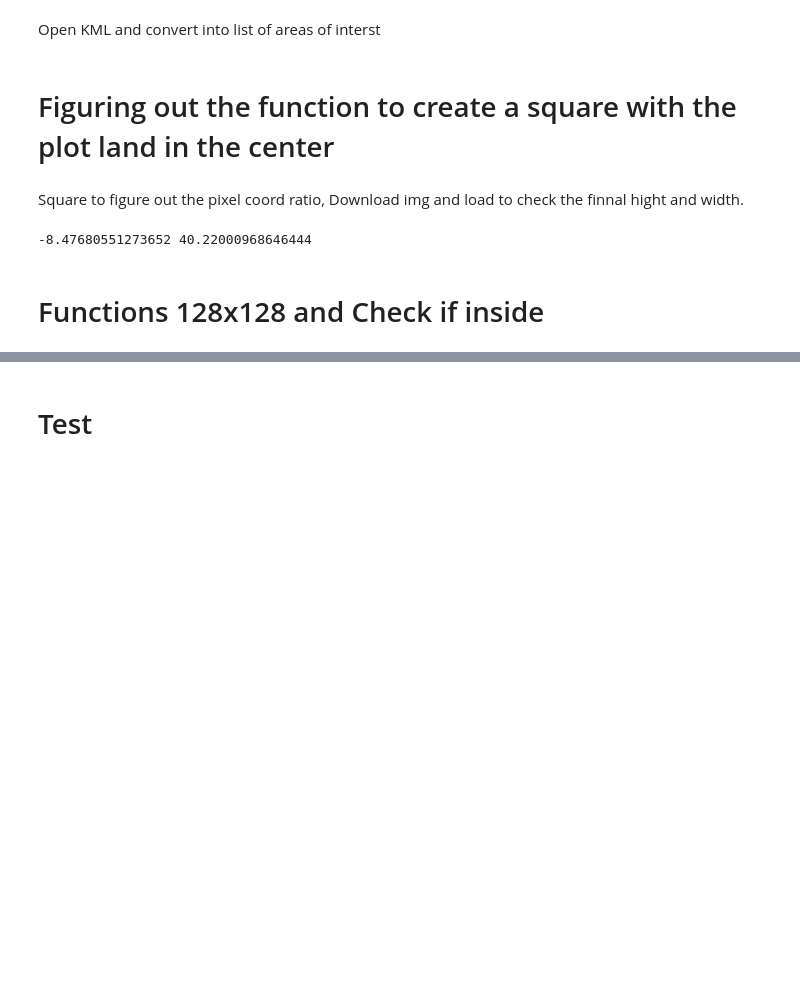
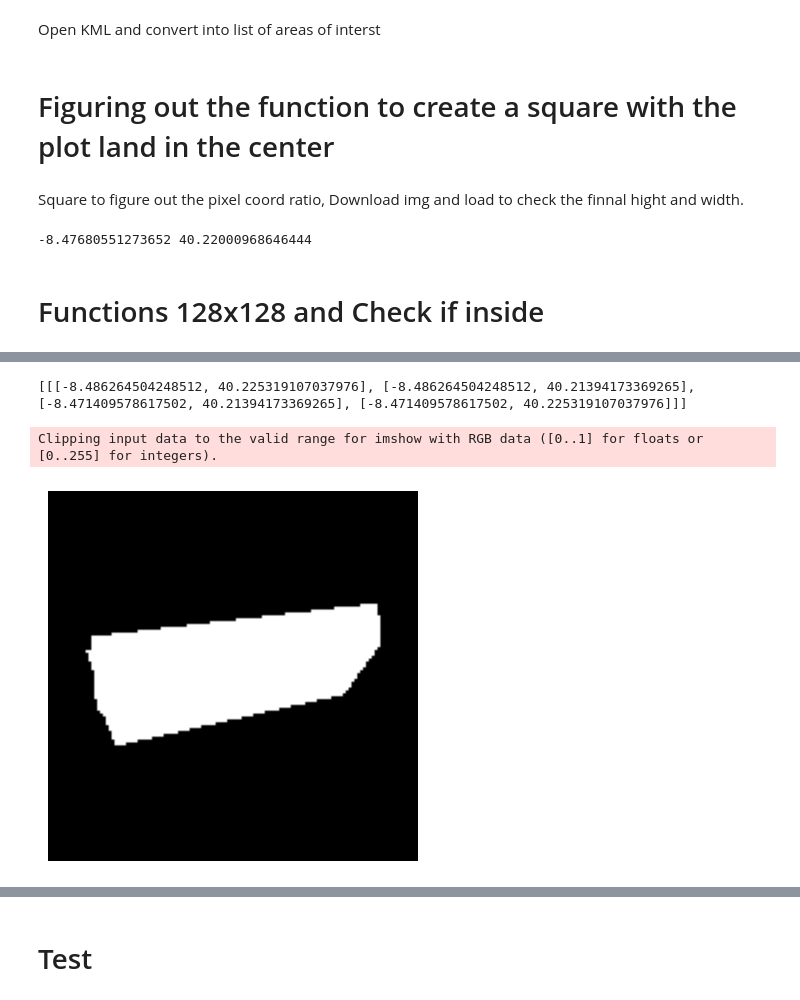
Before and after one commit to MarioRMReis/EarthCapture_TimeLapse, a Jupyter notebook: Sentinel_1.ipynb, the cells around one changed output, grey strips where cells are left out. Drawn from its saved outputs; the diff is of its cells as text; code cells hidden in the pictures; blank space fills up the shorter version.

```diff
--- a/Sentinel_1.ipynb
+++ b/Sentinel_1.ipynb
@@ -189,8 +194,13 @@ def get_squares(aois):
         list_width.append(aoi[0][i][0])
         list_height.append(aoi[0][i][1])
 
-      centroid_width = sum(list_width)/siz
-      centroid_height = sum(list_height)/siz
+      max_width = max(list_width)
+      min_width = min(list_width)
+      max_height = max(list_height)
+      min_height = min(list_height)
+
+      centroid_width = (max_width+min_width)/2
+      centroid_height = (max_height+min_height)/2
 
       aoi_new = [[[(centroid_width-w_aux), (centroid_height+h_aux)], [(centroid_width-w_aux), (centroid_height-h_aux)], [(centroid_width+w_aux), (centroid_height-h_aux)], [(centroid_width+w_aux), (centroid_height+h_aux)]]]
       #inside, split_aois = check_if_inside(aoi_new, aoi)
@@ -314,3 +346,8 @@ img_data = requests.get(url).content
 disp.Image(url=url, width = 300)
 # %% [output]
 [interactive output not drawn]
+# %%
+square_roi = get_squares(aoi)
+print(square_roi[0])
+# %% [output]
+[[[-8.486264504248512, 40.225319107037976], [-8.486264504248512, 40.21394173369265], [-8.471409578617502, 40.21394173369265], [-8.471409578617502, 40.225319107037976]]]
@@ -316,0 +356,65 @@ disp.Image(url=url, width = 300)
+# %%
+aoi_square_list =  get_squares(aoi)
+
+aoi_land = ee.Geometry.Polygon(aoi[0],None,False)
+aoi_square = ee.Geometry.Polygon(aoi_square_list[0],None,False)
+
+ffa_s2_land = ee.ImageCollection('COPERNICUS/S2') \
+                        .filterBounds(aoi_land) \
+                        .filterDate(ee.Date('2017-01-01'), ee.Date('2023-12-31'))
+
+ffa_s2_square = ee.ImageCollection('COPERNICUS/S2') \
+                        .filterBounds(aoi_square) \
+                        .filterDate(ee.Date('2017-01-01'), ee.Date('2023-12-31'))
+
+colList_land = ffa_s2_land.toList(30)
+colList_square = ffa_s2_land.toList(30)
+
+# LAND -------------------------------------------------------------------------
+img_land = ee.Image(colList_land.get(17)).double().clip(aoi_land)
+rgb = ['B4','B3','B2']
+url_land = img_land.getThumbURL({"min":0, "max":3000,"bands":rgb})
+
+img_data_land = requests.get(url_land).content
+
+path = C_drivePath + 'Sentinel/Z-Aux'
+id = img_land.id().getInfo()
+with open(path + '/' + id +'.jpg', 'wb') as handler:
+  handler.write(img_data_land)
+
+# SQUARE -----------------------------------------------------------------------
+img_square = ee.Image(colList_square.get(17)).double().clip(aoi_square)
+rgb = ['B4','B3','B2']
+url_square = img_square.getThumbURL({"min":0, "max":3000,"bands":rgb})
+
+img_data_square = requests.get(url_square).content
+
+path = C_drivePath + 'Sentinel/Z-Aux'
+id = img_square.id().getInfo()
+with open(path + '/' + id + '_2' +'.jpg', 'wb') as handler:
+ image = handler.write(img_data_square)
+
+disp.Image(url=url_square)
+
+# LOAD IMAGES ------------------------------------------------------------------
+
+name1 = '20170405T112111_20170405T112111_T29TNE.jpg'
+img1 = cv2.imread(C_drivePath + 'Sentinel/Z-Aux/' + name1)
+
+img_shape = img1.shape
+img_zeros = np.zeros([128, 128, 3])
+
+# from x -> (x+image) = image
+
+img_zeros[39:(39+49), 13:(13+102), :] = img1
+
+cv2.imwrite(C_drivePath + 'Sentinel/Z-Aux/mask.png', img_zeros)
+
+plt.imshow(img_zeros)
+plt.axis("off")
+plt.show()
+
+#cv2_imshow(img1)
+# %% [output]
+Clipping input data to the valid range for imshow with RGB data ([0..1] for floats or [0..255] for integers).
+[figure, added]
```
Also changed, not shown: parts of 12 cells of this notebook.
